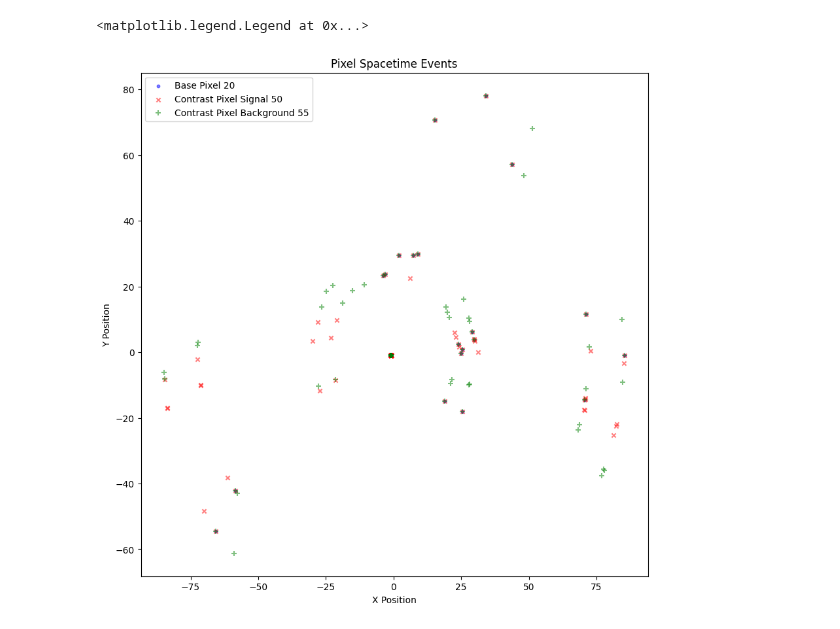
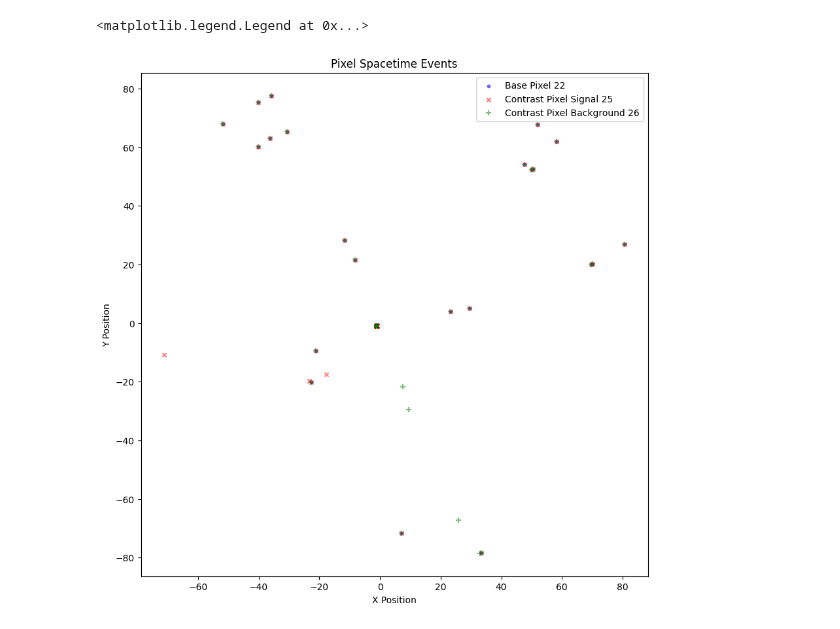
Before and after one commit to makoeppel/mu3e_gnn_trigger, a Jupyter notebook: notebooks/ContrastiveLearning.ipynb, the cells around one changed output. Saved outputs shown, nothing was run; the diff lists cells and outputs as text; code cells hidden in the pictures.

```diff
--- a/notebooks/ContrastiveLearning.ipynb
+++ b/notebooks/ContrastiveLearning.ipynb
@@ -63,5 +50,5 @@ Used 75772/87573 signal events.
 # %%
-event_id = 0
+event_id = 4
 fig, ax = plt.subplots(figsize=(10, 10))
 ax.scatter(
     base_pixel[event_id, :, 0],
@@ -69,34 +56,34 @@ ax.scatter(
     c="blue",
     label=f"Base Pixel {np.sum(base_pixel[event_id, :, 0] != -1)}",
     s=10,
     alpha=0.5,
     marker="o",
 )
 ax.scatter(
     contrast_pixel_signal[event_id, :, 0],
     contrast_pixel_signal[event_id, :, 1],
     c="red",
     label=f"Contrast Pixel Signal {np.sum(contrast_pixel_signal[event_id, :, 0] != -1)}",
     s=20,
     alpha=0.5,
     marker="x",
 )
 ax.scatter(
     contrast_pixel_background[event_id, :, 0],
     contrast_pixel_background[event_id, :, 1],
     c="green",
     label=f"Contrast Pixel Background {np.sum(contrast_pixel_background[event_id, :, 0] != -1)}",
     s=30,
     alpha=0.5,
     marker="+",
 )
 ax.set_title("Pixel Spacetime Events")
 ax.set_xlabel("X Position")
 ax.set_ylabel("Y Position")
 ax.legend()
 # %% [output]
 <matplotlib.legend.Legend at 0x...>
-[figure, old version]
+[figure, new version]
 # %%
 from src.model.components import (
     SelfAttentionStack,
```
Also changed, not shown: parts of 7 cells of this notebook, 6 other files.
